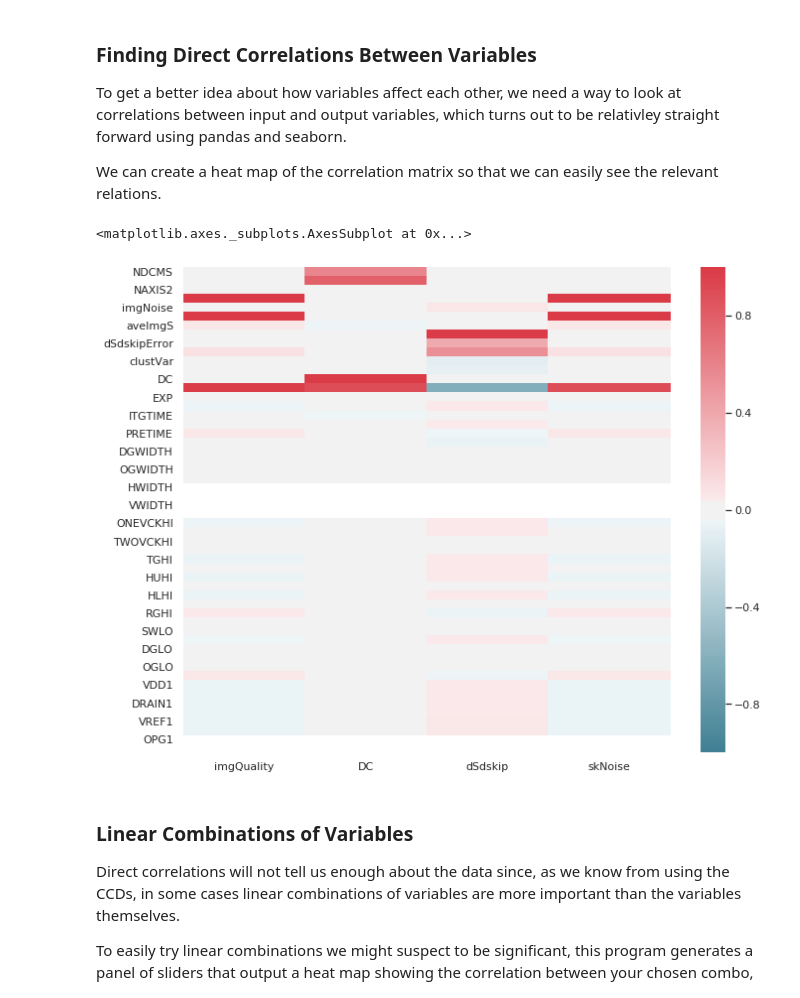
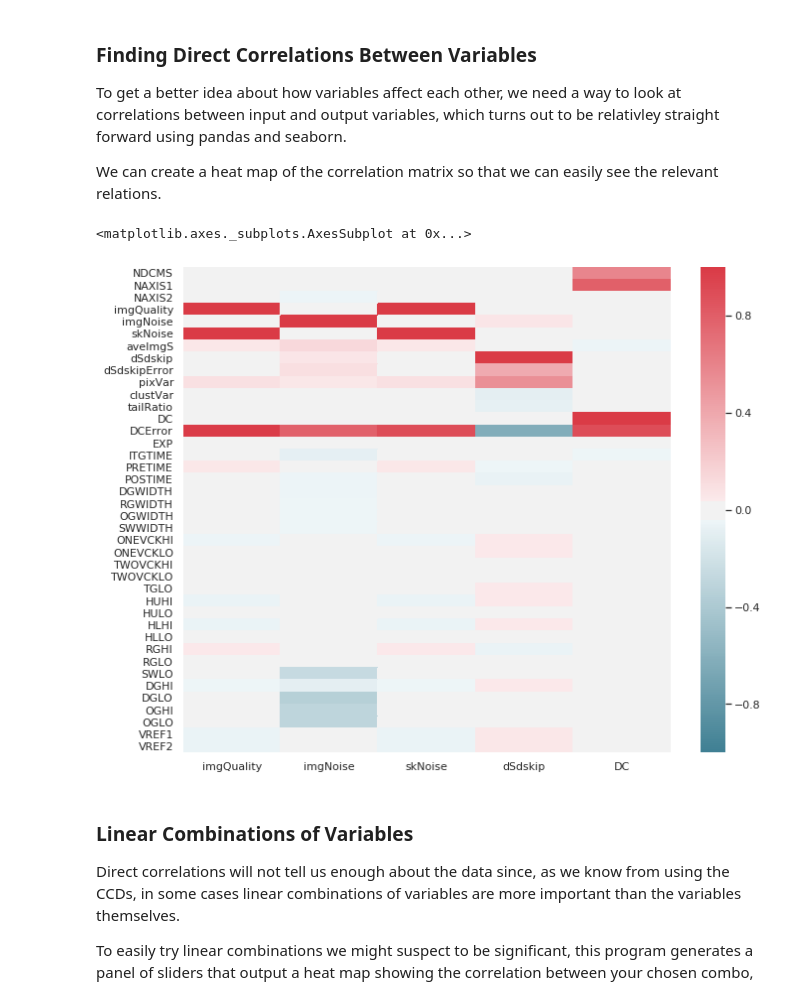
Before and after one commit to SamuelDAmbrosia/CCD-Optimization-Using-Machine-Learning, a Jupyter notebook: Machine-Learning-Optimitzation-Development-Doc.ipynb, the cells around one changed output. Cells and saved outputs as stored; diff of their text form; code cells hidden in the pictures.

```diff
--- a/Machine-Learning-Optimitzation-Development-Doc.ipynb
+++ b/Machine-Learning-Optimitzation-Development-Doc.ipynb
@@ -56,3 +56,7 @@ import TransformCSV
 fileTransform = "UW1608S.csv"
 
 TransformCSV.transformCSV(fileTransform, "T-" + fileTransform)
+# %%
+# Generate ccd dataframe
+
+ccdraw = pd.read_csv("T-UW1602S.csv")
@@ -58,0 +71,4 @@ TransformCSV.transformCSV(fileTransform, "T-" + fileTransform)
+# %%
+import TransformDataFrame
+
+ccd = TransformDataFrame.remove_unhelpful(ccdraw)
@@ -63,27 +114,27 @@ To get a better idea about how variables affect each other, we need a way to loo
 
 We can create a heat map of the correlation matrix so that we can easily see the relevant relations.
 # %%
-ccd = pd.read_csv("T-UW1602S.csv")
+outvars = {'imgQuality', 'DC', 'dSdskip','skNoise', 'imgNoise'}
 
-outvars = ['imgQuality', 'DC', 'dSdskip','skNoise']
+outvars = list((ccd.columns).intersection(outvars))
 
 sns.set(style="white")
 
 # Generate a mask for the upper triangle
 #mask = (np.isnan(corr['DC']))
 
 # Set up the matplotlib figure
 f, ax = plt.subplots(figsize=(11, 9))
 
 # Generate a custom diverging colormap
 cmap = sns.diverging_palette(220, 10, as_cmap=True)
 
 # Draw the heatmap with the mask and correct aspect ratio
 
 sns.heatmap(ccd.corr()[outvars], cmap=cmap, vmin = -1, vmax = 1)
 # %% [output]
 <matplotlib.axes._subplots.AxesSubplot at 0x...>
-[figure, old version]
+[figure, new version]
 # %% [markdown]
 ### Linear Combinations of Variables
 
```
Also changed, not shown: parts of 4 cells of this notebook, 1 other file.
